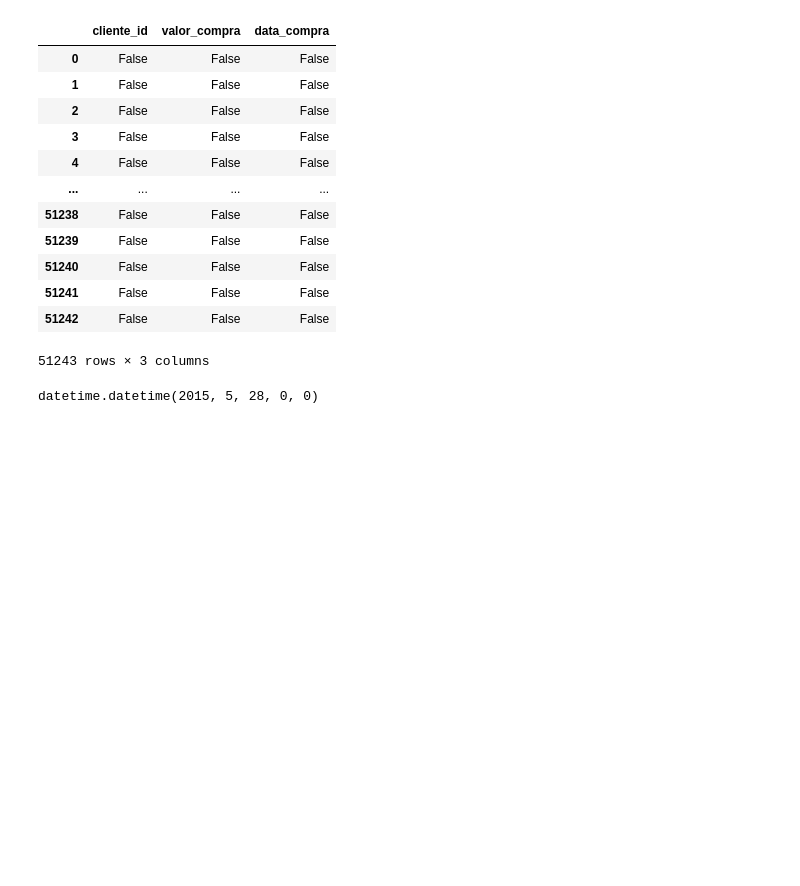
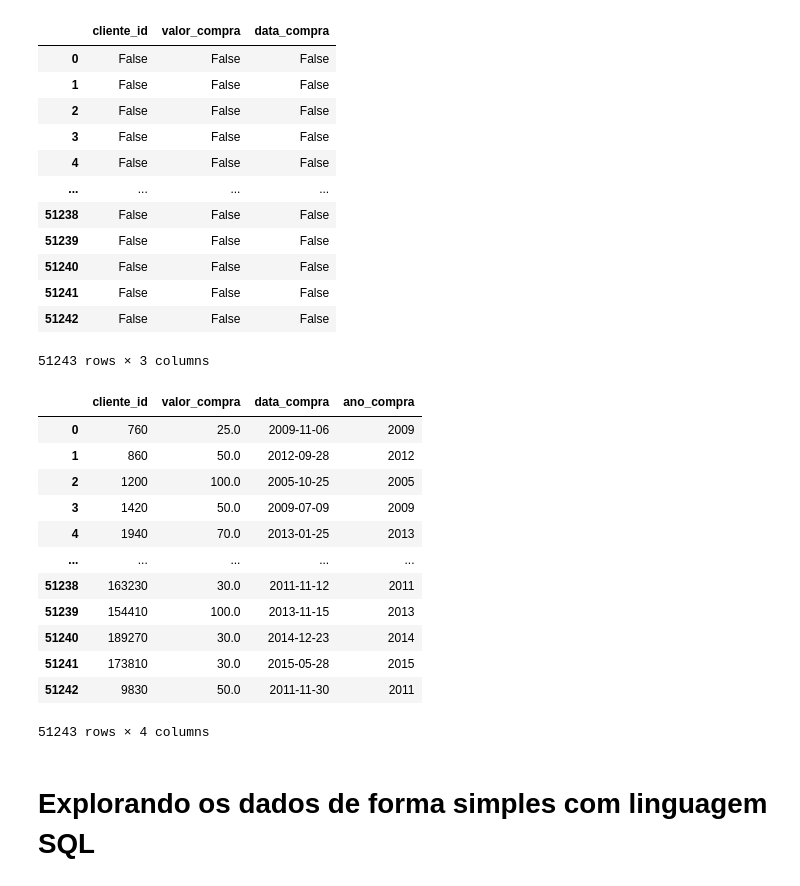
Before and after one commit to MarcelaMonteiroMontenegroGallo/Python, a Jupyter notebook: Marketing_Analytics.ipynb, the cells around one changed output. Drawn from its saved outputs; the diff is of its cells as text; code cells hidden in the pictures; blank space fills up the shorter version.

```diff
--- a/Marketing_Analytics.ipynb
+++ b/Marketing_Analytics.ipynb
@@ -109,5 +107,24 @@ timeFormat = '%y-%m-%d'
-# %%
-data_compra =datetime.strptime('2015-05-28','%Y-%m-%d' ,ignore=  )
-data_compra
-# %% [output]
-datetime.datetime(2015, 5, 28, 0, 0)
+# %%
+df['data_compra'] =  pd.to_datetime(df['data_compra'], format='%Y/%m/%d')
+# %%
+
+
+df['ano_compra'] = df['data_compra'].dt.year
+# %%
+df
+# %% [output]
+|  | cliente_id | valor_compra | data_compra | ano_compra |
+| 0 | 760 | 25.0 | 2009-11-06 | 2009 |
+| 1 | 860 | 50.0 | 2012-09-28 | 2012 |
+| 2 | 1200 | 100.0 | 2005-10-25 | 2005 |
+| 3 | 1420 | 50.0 | 2009-07-09 | 2009 |
+| 4 | 1940 | 70.0 | 2013-01-25 | 2013 |
+| ... | ... | ... | ... | ... |
+| 51238 | 163230 | 30.0 | 2011-11-12 | 2011 |
+| 51239 | 154410 | 100.0 | 2013-11-15 | 2013 |
+| 51240 | 189270 | 30.0 | 2014-12-23 | 2014 |
+| 51241 | 173810 | 30.0 | 2015-05-28 | 2015 |
+| 51242 | 9830 | 50.0 | 2011-11-30 | 2011 |
+51243 rows × 4 columns
+# %% [markdown]
+# Explorando os dados de forma simples com linguagem SQL
```
Also changed, not shown: parts of 5 cells of this notebook.
